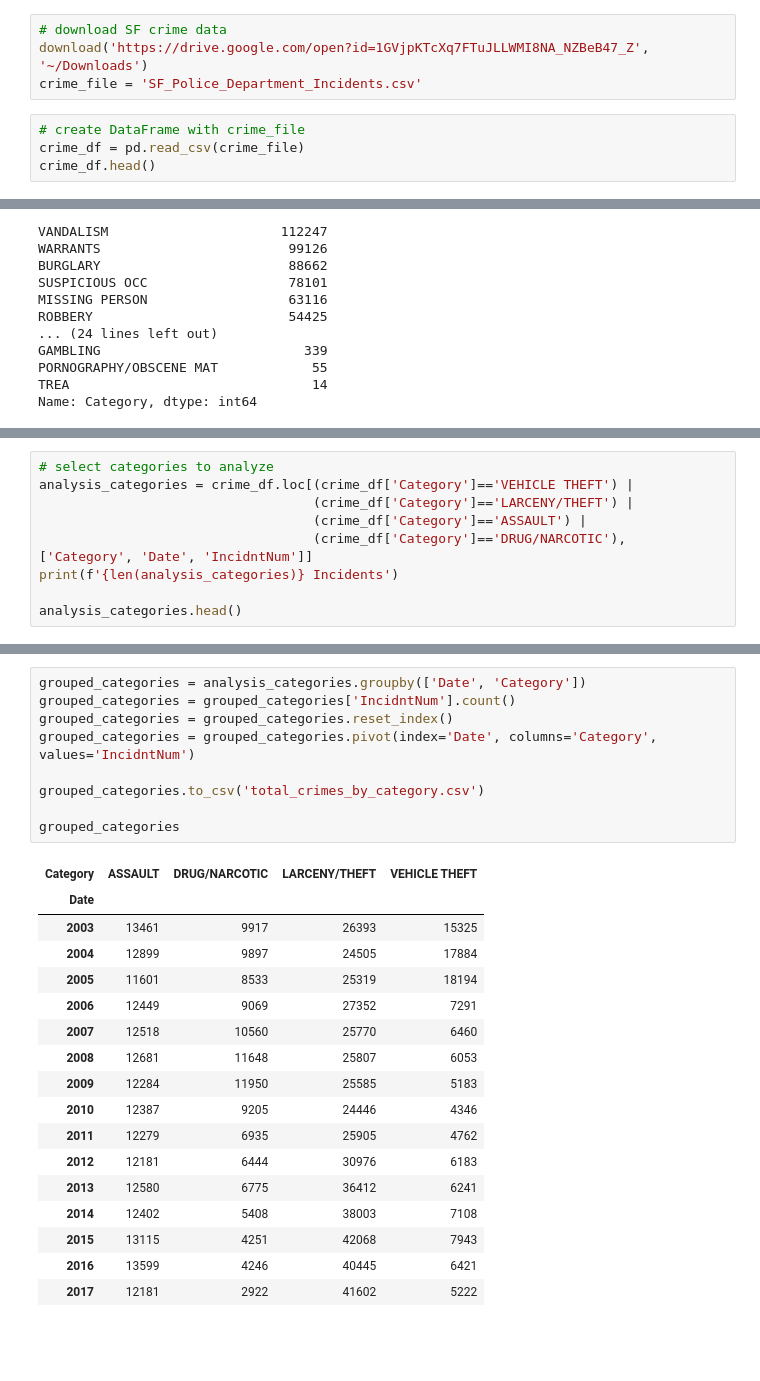
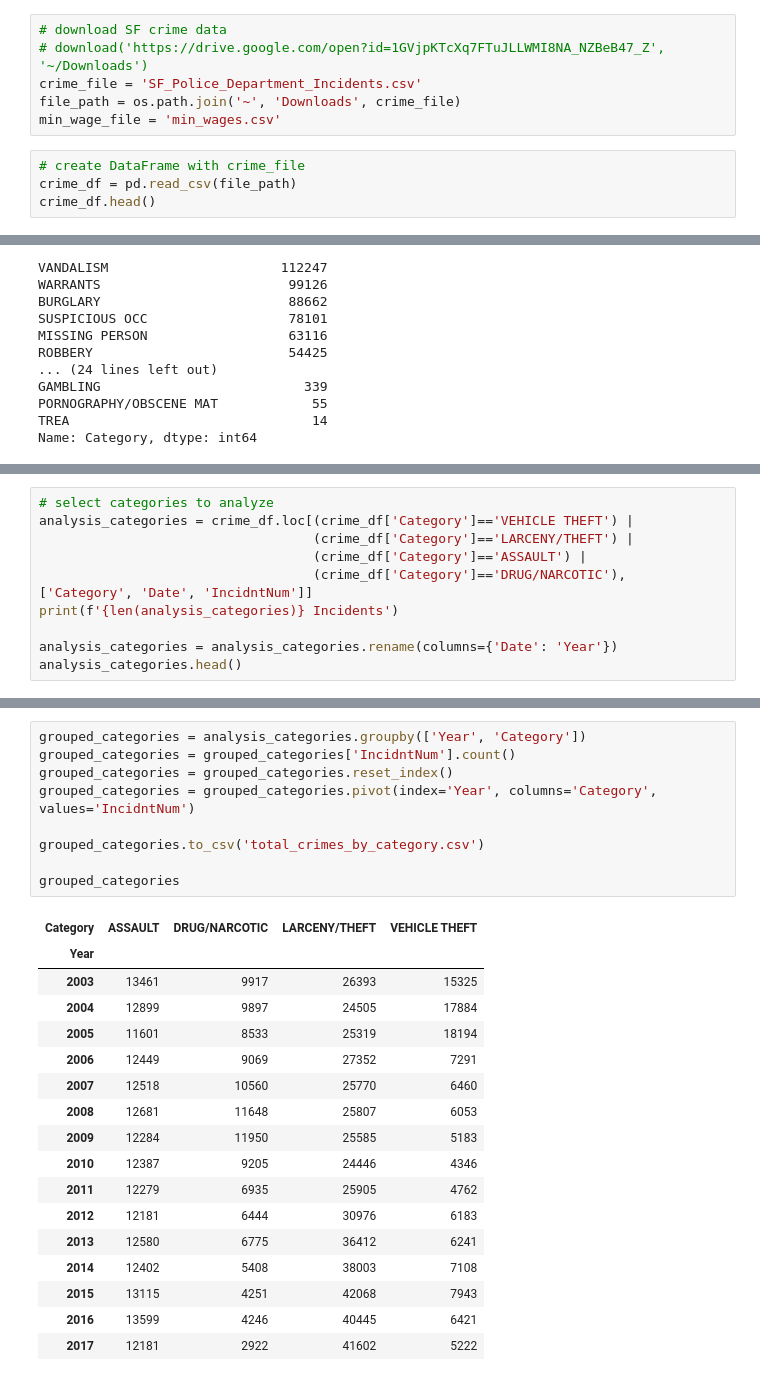
Before and after one commit to nalehc/Team_Four, a Jupyter notebook: sf_crime_data.ipynb, the cells around one changed output, grey strips where cells are left out. Drawn from its saved outputs; the diff is of its cells as text; blank space fills up the shorter version.

```diff
--- a/sf_crime_data.ipynb
+++ b/sf_crime_data.ipynb
@@ -5,10 +8,12 @@ from datetime import datetime
 # %%
 # download SF crime data
-download('https://drive.google.com/open?id=1GVjpKTcXq7FTuJLLWMI8NA_NZBeB47_Z', '~/Downloads')
+# download('https://drive.google.com/open?id=1GVjpKTcXq7FTuJLLWMI8NA_NZBeB47_Z', '~/Downloads')
 crime_file = 'SF_Police_Department_Incidents.csv'
+file_path = os.path.join('~', 'Downloads', crime_file)
+min_wage_file = 'min_wages.csv'
 # %%
 # create DataFrame with crime_file
-crime_df = pd.read_csv(crime_file)
+crime_df = pd.read_csv(file_path)
 crime_df.head()
 # %% [output]
 |  | IncidntNum | Category | Descript | DayOfWeek | Date | Time | PdDistrict | Resolution | Address | X | ... |
@@ -64,6 +69,7 @@ analysis_categories = crime_df.loc[(crime_df['Category']=='VEHICLE THEFT') |
                                    (crime_df['Category']=='DRUG/NARCOTIC'), ['Category', 'Date', 'IncidntNum']]
 print(f'{len(analysis_categories)} Incidents')
 
+analysis_categories = analysis_categories.rename(columns={'Date': 'Year'})
 analysis_categories.head()
 # %% [output]
 891581 Incidents
@@ -108,15 +220,15 @@ annual_total_df
 # %%
-grouped_categories = analysis_categories.groupby(['Date', 'Category'])
+grouped_categories = analysis_categories.groupby(['Year', 'Category'])
 grouped_categories = grouped_categories['IncidntNum'].count()
 grouped_categories = grouped_categories.reset_index()
-grouped_categories = grouped_categories.pivot(index='Date', columns='Category', values='IncidntNum')
+grouped_categories = grouped_categories.pivot(index='Year', columns='Category', values='IncidntNum')
 
 grouped_categories.to_csv('total_crimes_by_category.csv')
 
 grouped_categories
 # %% [output]
 | Category | ASSAULT | DRUG/NARCOTIC | LARCENY/THEFT | VEHICLE THEFT |
-| Date |  |  |  |  |
+| Year |  |  |  |  |
 | 2003 | 13461 | 9917 | 26393 | 15325 |
 | 2004 | 12899 | 9897 | 24505 | 17884 |
 | 2005 | 11601 | 8533 | 25319 | 18194 |
```
Also changed, not shown: parts of 8 cells of this notebook, 7 other files.
